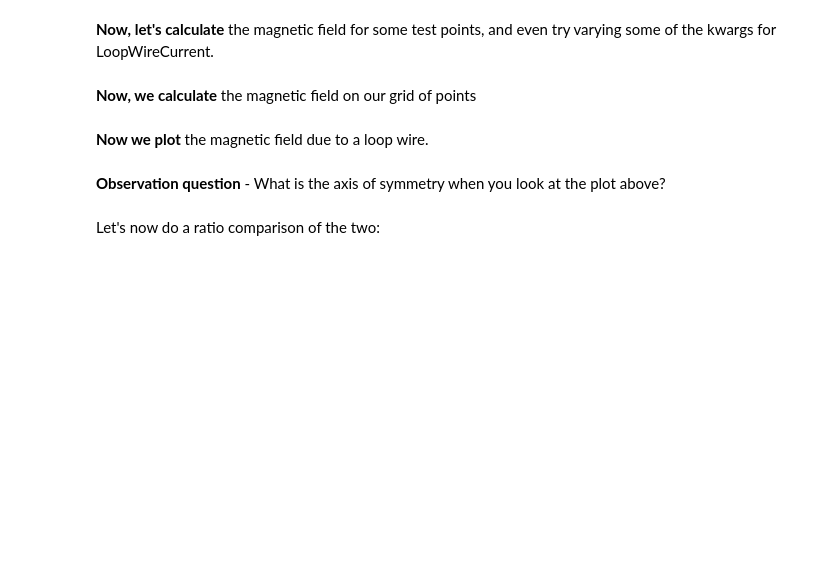
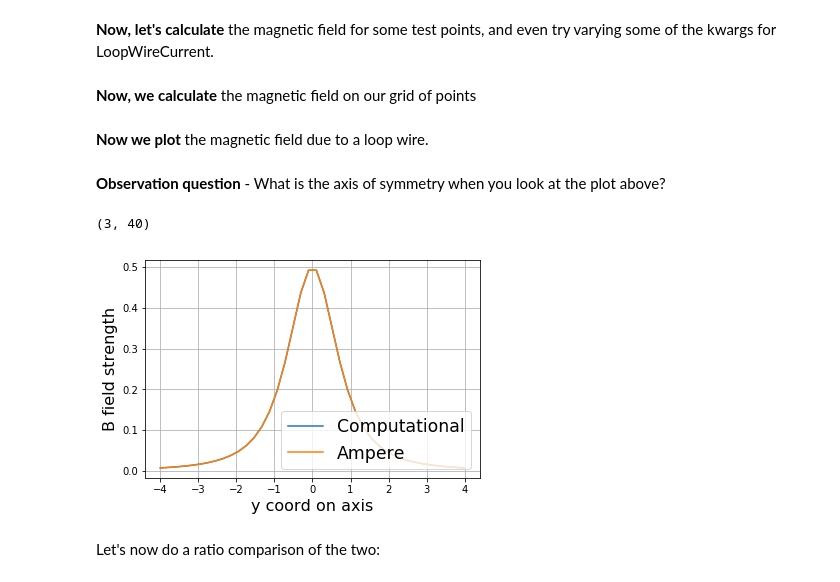
Before and after one commit to Phys260WI2020/HW8, a Jupyter notebook: HW_08.ipynb, the cells around one changed output. Saved outputs shown, nothing was run; the diff lists cells and outputs as text; code cells hidden in the pictures; blank space fills up the shorter version.

```diff
--- a/HW_08.ipynb
+++ b/HW_08.ipynb
@@ -71,7 +96,7 @@ class LineWireCurrent() :
     def __init__(self, dl=0.1, I=1.0, xlims=(-5,5)) :
         '''The __init__ function is run when you initialize a LineWireCurrent object.'''
         # The following simply creates "attributes" of the line of current
-        self.dl = np.array([0.1, 0, 0])  # All of the dl's are little line segments in the x-direction
+        self.dl = np.array([dl, 0, 0])  # All of the dl's are little line segments in the x-direction
         self.xwire = np.arange(xlims[0],xlims[1],dl)
         self.ywire = np.zeros(self.xwire.shape)
         self.zwire = np.zeros(self.xwire.shape)
@@ -117,6 +183,7 @@ np.divide(original, np.arange(5)+1)
 # %%
 def calc_bfield_at_point(grid_point, current_object, print_array_shapes=False) :
-    '''This function expects a grid point x, y, z and a current object with attributes matching LineWireCurrent'''
+    '''This function expects a grid point x, y, z and a current object with attributes matching LineWireCurrent,
+    e.g. lwc = LineWireCurrent() or lwc_long = LineWireCurrent(xlims=(-10,10))'''
 
     delta_r = np.array([grid_point[0] - current_object.xwire,
                         grid_point[1] - current_object.ywire,
@@ -131,6 +198,7 @@ def calc_bfield_at_point(grid_point, current_object, print_array_shapes=False) :
     Idlxdelta_r = np.cross(Idl, delta_r, axisa=0, axisb=0, axisc=0)  # This has shape 3 x number_dl_segments
     cubed_normalization = np.linalg.norm(delta_r, axis=0)**3 # This has shape (number_dl_segments)
     biot_savart_integrand = np.divide(Idlxdelta_r, cubed_normalization)
+
     if print_array_shapes :
         print('shape of cross product', Idlxdelta_r.shape)
         print('shape of cubed_normalization', cubed_normalization.shape)
@@ -330,27 +431,30 @@ def calc_b_loop_exact(y, I=1, R=1):
 # %%
 ypoints = np.linspace(-4,4,40)
 xpoints = np.zeros(ypoints.shape)
 zpoints = np.zeros(ypoints.shape)
 
 # Stack the points
 test_points = np.array([xpoints,
                         ypoints,
                         zpoints])
 
 # Calculate the field
 b_field_loop_along_y_axis = np.apply_along_axis(calc_bfield_at_point, 0, test_points, LoopWireCurrent(I=1.0))
 print(b_field_loop_along_y_axis.shape)
 # Calculate the magnitude
 magnitude_bloop_along_y_axis = np.linalg.norm(b_field_loop_along_y_axis, axis=0)
 
 # Plot
 b_loop_exact = calc_b_loop_exact(ypoints)
-plt.plot(ypoints, magnitude_bloop_along_z_axis, label='Computational')
+plt.plot(ypoints, magnitude_bloop_along_y_axis, label='Computational')
 plt.plot(ypoints, b_loop_exact, label='Ampere')
 plt.legend(fontsize='xx-large', loc='lower right')
 plt.xlabel('y coord on axis', fontsize=16)
 plt.ylabel('B field strength', fontsize=16)
 plt.grid()
+# %% [output]
+(3, 40)
+[figure, added]
 # %% [markdown]
 Let's now do a ratio comparison of the two:
 # %%
```
Also changed, not shown: parts of 17 cells of this notebook.
